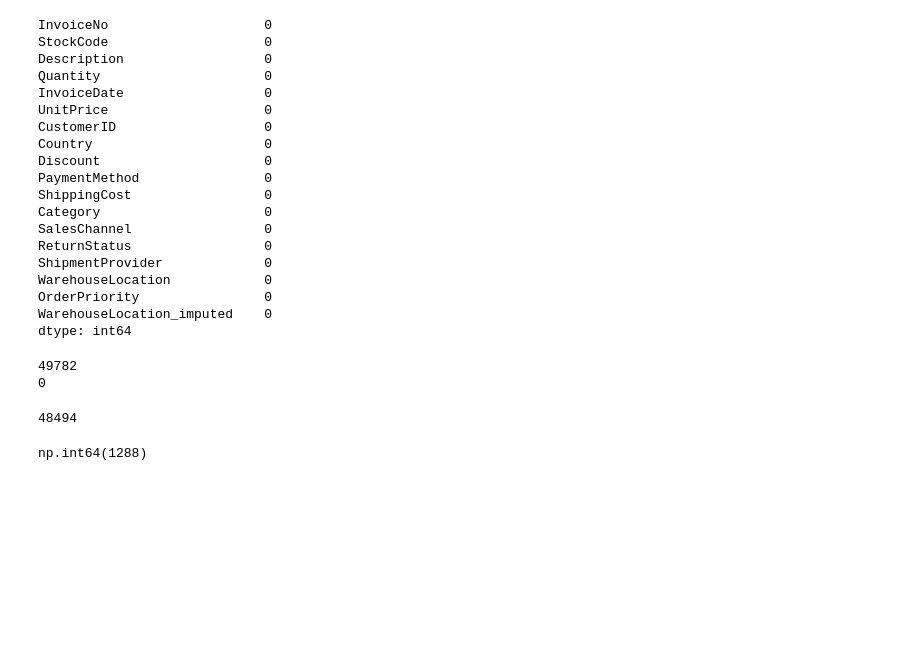
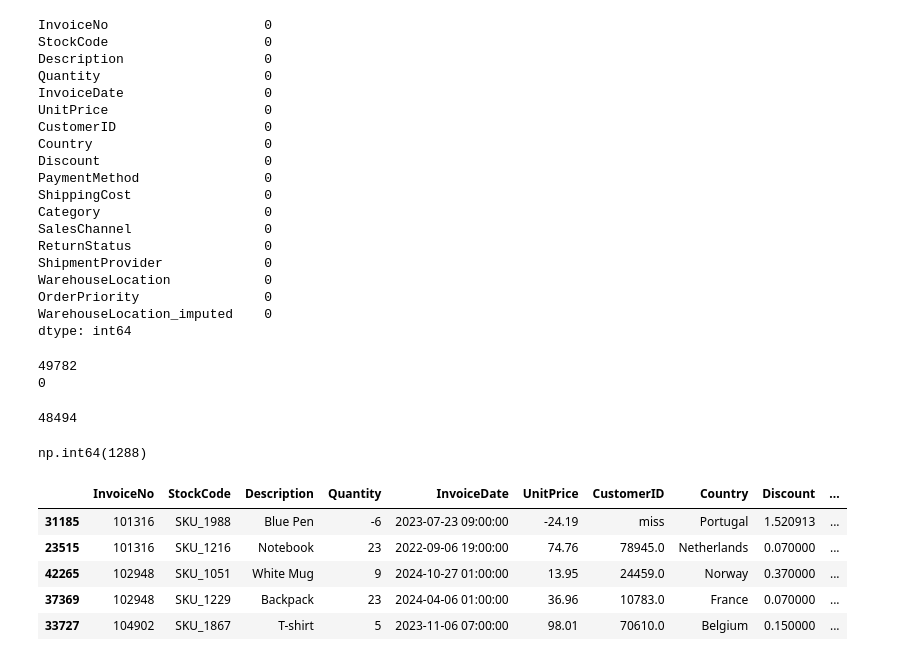
Before and after one commit to hamed-safaei/experiments, a Jupyter notebook: Python Daily/SalesDataSet.ipynb, the cells around one changed output. Drawn from its saved outputs; the diff is of its cells as text; code cells hidden in the pictures; blank space fills up the shorter version.

```diff
--- a/Python Daily/SalesDataSet.ipynb
+++ b/Python Daily/SalesDataSet.ipynb
@@ -311,3 +298,13 @@ x = df['InvoiceNo'].duplicated()
 x[x == True].count()
 # %% [output]
 np.int64(1288)
+# %%
+c = df[df['InvoiceNo'].duplicated(keep=False)]
+c.sort_values("InvoiceNo").head()
+# %% [output]
+|  | InvoiceNo | StockCode | Description | Quantity | InvoiceDate | UnitPrice | CustomerID | Country | Discount | ... |
+| 31185 | 101316 | SKU_1988 | Blue Pen | -6 | 2023-07-23 09:00:00 | -24.19 | miss | Portugal | 1.520913 | ... |
+| 23515 | 101316 | SKU_1216 | Notebook | 23 | 2022-09-06 19:00:00 | 74.76 | 78945.0 | Netherlands | 0.070000 | ... |
+| 42265 | 102948 | SKU_1051 | White Mug | 9 | 2024-10-27 01:00:00 | 13.95 | 24459.0 | Norway | 0.370000 | ... |
+| 37369 | 102948 | SKU_1229 | Backpack | 23 | 2024-04-06 01:00:00 | 36.96 | 10783.0 | France | 0.070000 | ... |
+| 33727 | 104902 | SKU_1867 | T-shirt | 5 | 2023-11-06 07:00:00 | 98.01 | 70610.0 | Belgium | 0.150000 | ... |
```
Also changed, not shown: parts of 25 cells of this notebook, 1 other file.
